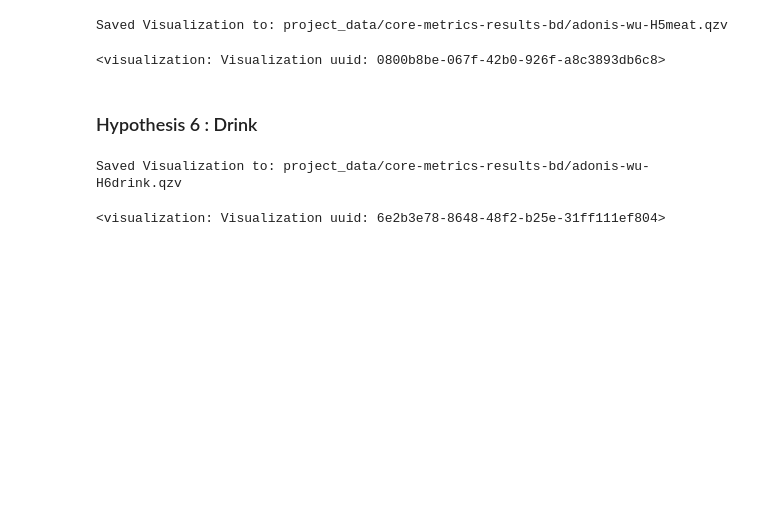
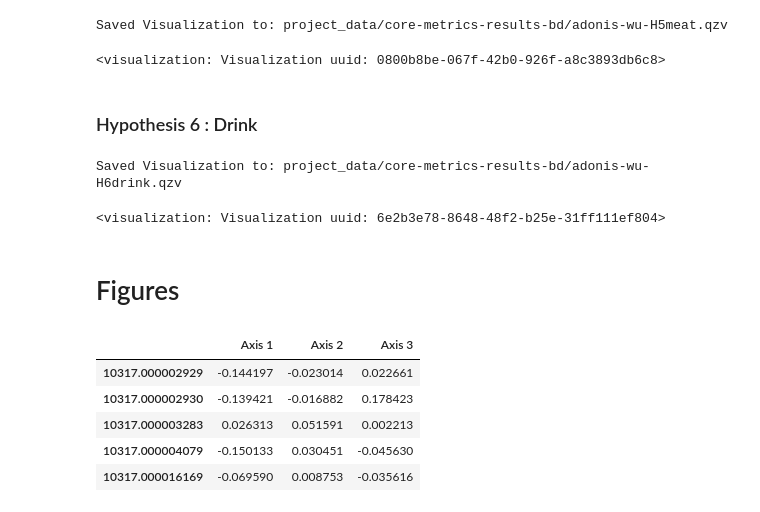
Before and after one commit to dhasanova99/HealthyFood, a Jupyter notebook: JupyterDocs/G_Beta_Diversity.ipynb, the cells around one changed output. Cells and saved outputs as stored; diff of their text form; code cells hidden in the pictures; blank space fills up the shorter version.

```diff
--- a/JupyterDocs/G_Beta_Diversity.ipynb
+++ b/JupyterDocs/G_Beta_Diversity.ipynb
@@ -297,3 +306,5 @@ Saved Visualization to: project_data/core-metrics-results-bd/adonis-wu-H6drink.q
 Visualization.load(f'{data_dir}/core-metrics-results-bd/adonis-wu-H6drink.qzv')
 # %% [output]
 <visualization: Visualization uuid: 6e2b3e78-8648-48f2-b25e-31ff111ef804>
+# %% [markdown]
+# Figures
@@ -299,0 +316,9 @@ Visualization.load(f'{data_dir}/core-metrics-results-bd/adonis-wu-H6drink.qzv')
+# %%
+pcs_data.head()
+# %% [output]
+|  | Axis 1 | Axis 2 | Axis 3 |
+| 10317.000002929 | -0.144197 | -0.023014 | 0.022661 |
+| 10317.000002930 | -0.139421 | -0.016882 | 0.178423 |
+| 10317.000003283 | 0.026313 | 0.051591 | 0.002213 |
+| 10317.000004079 | -0.150133 | 0.030451 | -0.045630 |
+| 10317.000016169 | -0.069590 | 0.008753 | -0.035616 |
```
Also changed, not shown: parts of 6 cells of this notebook.
